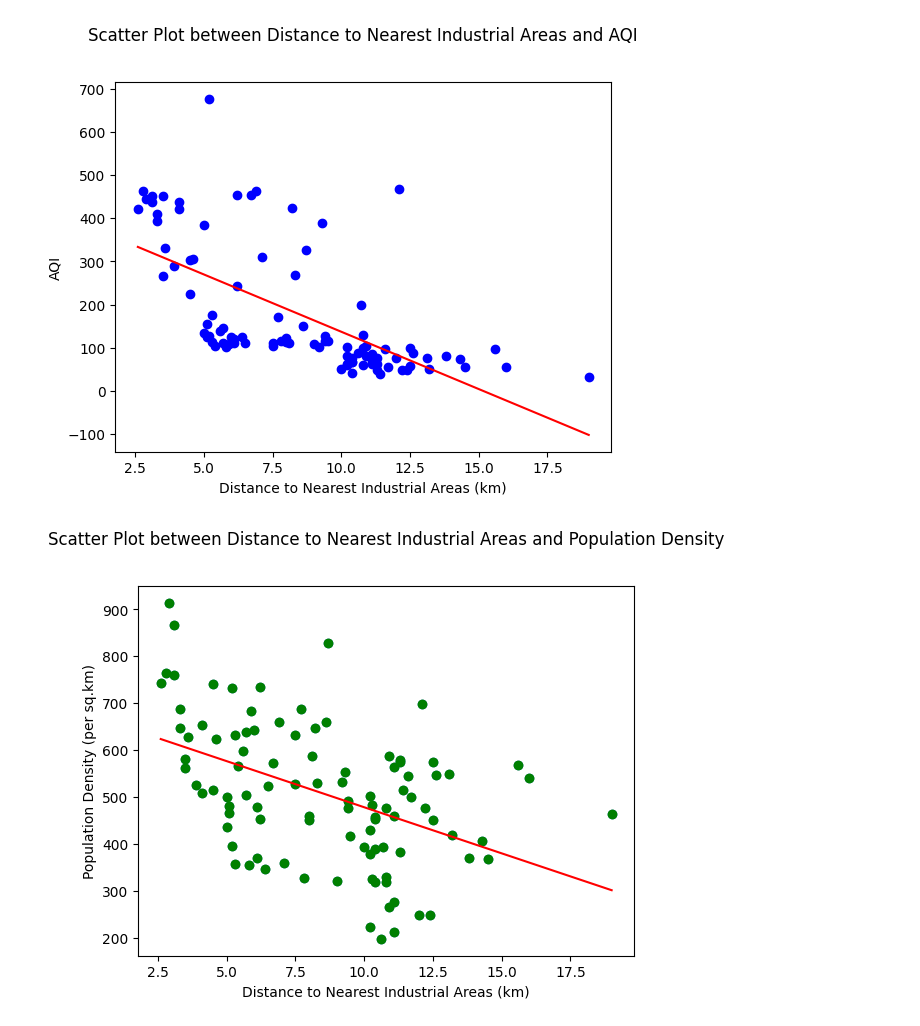
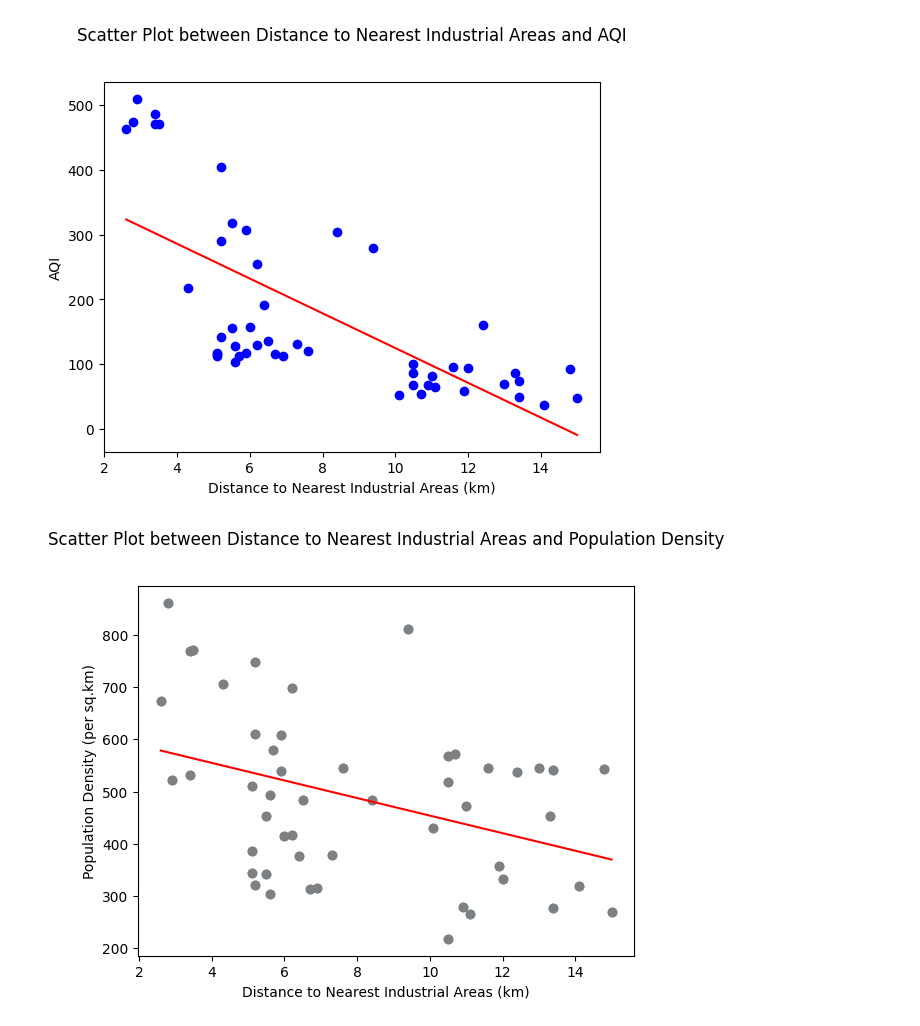
Before and after one commit to Alpharius397/QA-IA, a Jupyter notebook: qa.ipynb, the cells around one changed output. Saved outputs shown, nothing was run; the diff lists cells and outputs as text; code cells hidden in the pictures.

```diff
--- a/qa.ipynb
+++ b/qa.ipynb
@@ -4,7 +4,7 @@ import matplotlib.pyplot as plt
 import numpy as np
 import seaborn as sns
 # %%
-aqi = pd.read_csv("data/AQI.csv").dropna().drop(columns=[])
+aqi = pd.read_csv("data/AQI_with_Green_Cover.csv").dropna().drop(columns=[])
 # %%
 aqi
 # %% [output]
@@ -36,5 +36,5 @@ aqi[['Proximity_to_Industrial_Areas', 'Population_Density', 'AQI']].describe()
 # %%
-AQI = aqi.sample(100)
+AQI = aqi.sample(50)
 # %%
 x,y = AQI['Population_Density'].values, AQI['AQI'].values
 
@@ -63,19 +63,19 @@ plt.ylabel("AQI")
 plt.title("Scatter Plot between Distance to Nearest Industrial Areas and AQI",pad=30)
 plt.show()
 # %% [output]
-[figure, old version]
+[figure, new version]
 # %%
 x,y = AQI['Proximity_to_Industrial_Areas'].values, AQI['Population_Density'].values
 
 b, a = np.polyfit(x,y,1)
 seq = np.linspace(min(x),max(x),100)
 plt.scatter(x,y)
 plt.plot(seq, a+b*seq, color='red')
 
-plt.scatter(x,y,color='green')
+plt.scatter(x,y,color='grey')
 plt.xlabel("Distance to Nearest Industrial Areas (km)")
 plt.ylabel("Population Density (per sq.km)")
 plt.title("Scatter Plot between Distance to Nearest Industrial Areas and Population Density",pad=30)
 plt.show()
 # %% [output]
-[figure, old version]
+[figure, new version]
```
Also changed, not shown: parts of 9 cells of this notebook, 1 other file.
